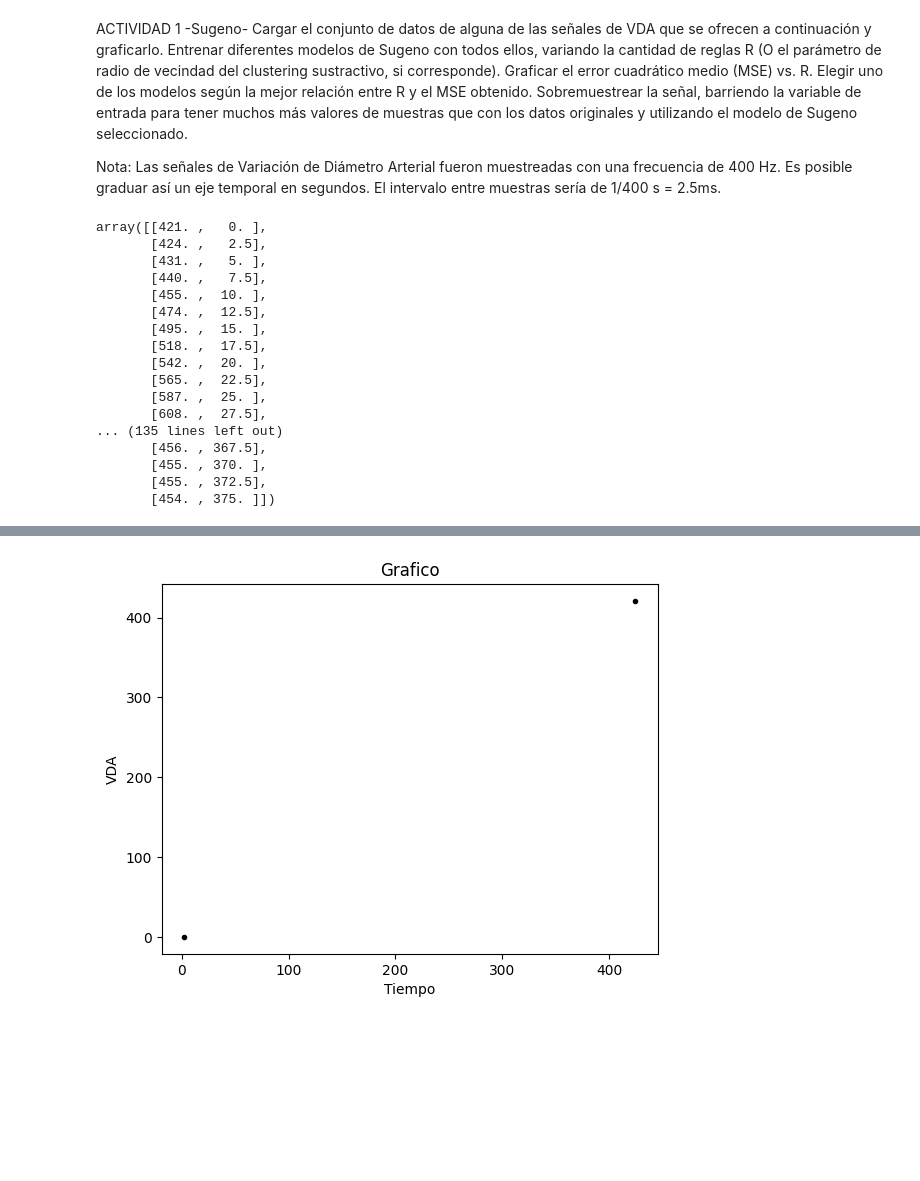
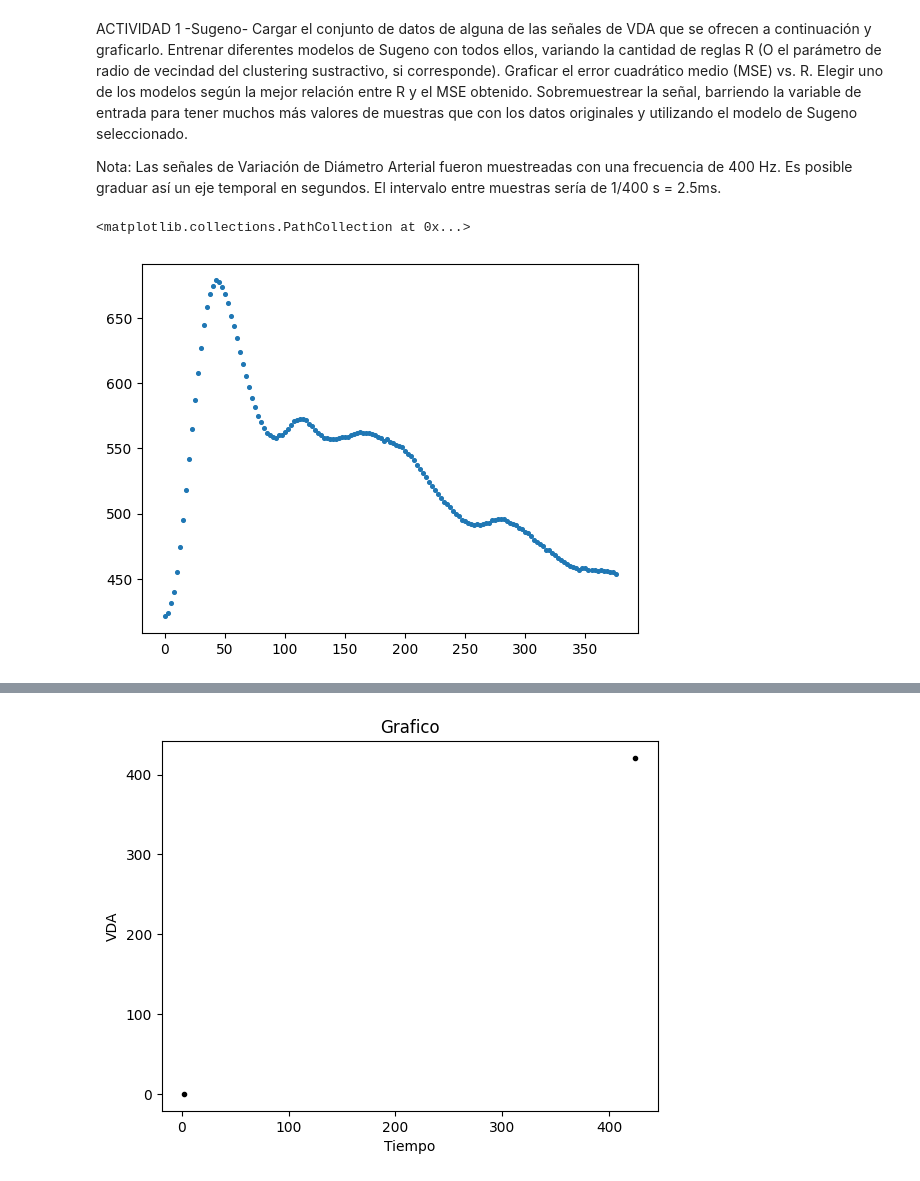
Before and after one commit to TobiasGiacri/tp-ia, a Jupyter notebook: main.ipynb, the cells around one changed output, grey strips where cells are left out. Saved outputs shown, nothing was run; the diff lists cells and outputs as text; code cells hidden in the pictures; blank space fills up the shorter version.

```diff
--- a/main.ipynb
+++ b/main.ipynb
@@ -21,33 +15,18 @@ from sklearn.cluster import KMeans
 # %%
 vda  = np.loadtxt('samplesVDA1.txt',int)
 cant_datos = vda.shape[0]
 medidas_x_segundo = 400
 npyarray=np.array
 tiempo = np.arange(0,cant_datos/400,1/medidas_x_segundo)
 tiempo = tiempo*1000
-
-
 vda = vda.reshape(-1,1)
 tiempo = tiempo.reshape(-1,1)
-data = np.hstack((vda,tiempo))
+data = np.hstack((tiempo,vda))
+data
+plt.scatter(data[:,0],data[:,1],s=7)
 # %% [output]
-array([[421. ,   0. ],
-       [424. ,   2.5],
-       [431. ,   5. ],
-       [440. ,   7.5],
-       [455. ,  10. ],
-       [474. ,  12.5],
-       [495. ,  15. ],
-       [518. ,  17.5],
-       [542. ,  20. ],
-       [565. ,  22.5],
-       [587. ,  25. ],
-       [608. ,  27.5],
-... (135 lines left out)
-       [456. , 367.5],
-       [455. , 370. ],
-       [455. , 372.5],
-       [454. , 375. ]])
+<matplotlib.collections.PathCollection at 0x...>
+[figure, added]
 # %%
 #Finding the optimum number of clusters for k-means classification
 from sklearn.cluster import KMeans
```
Also changed, not shown: parts of 5 cells of this notebook.
